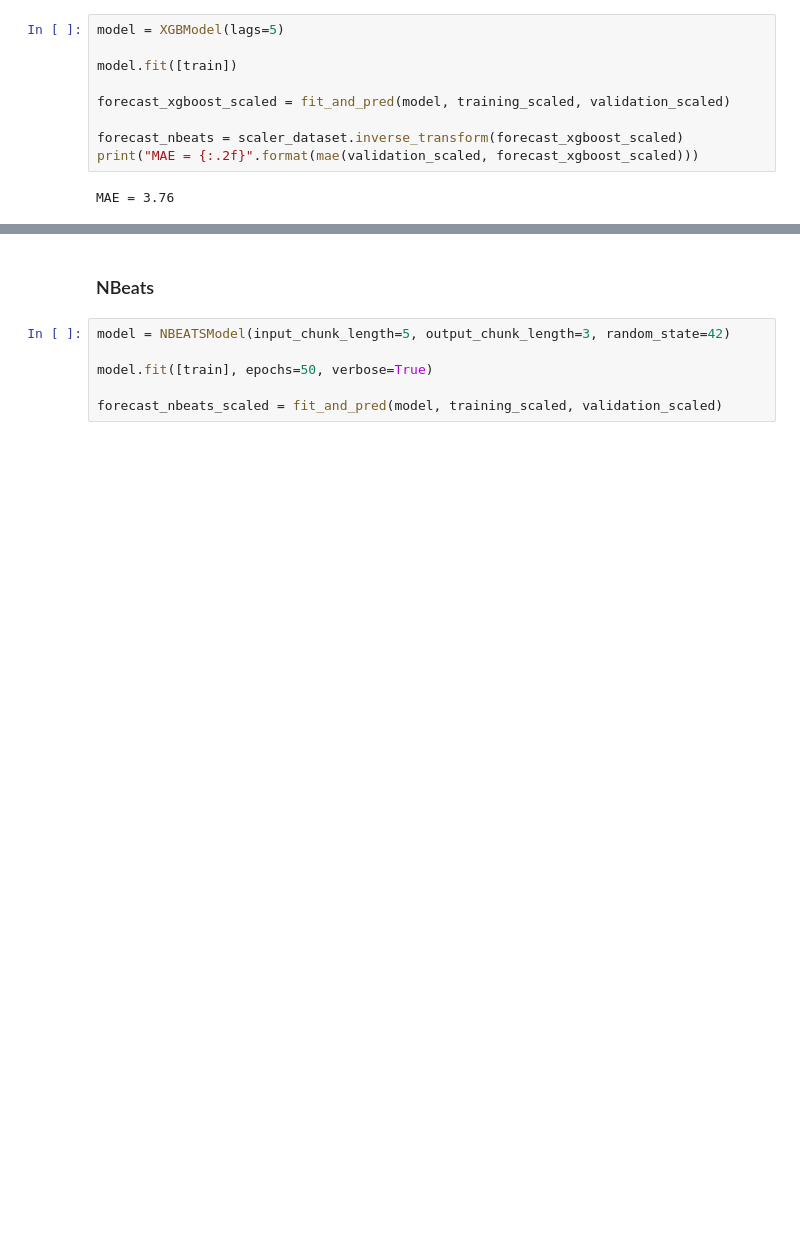
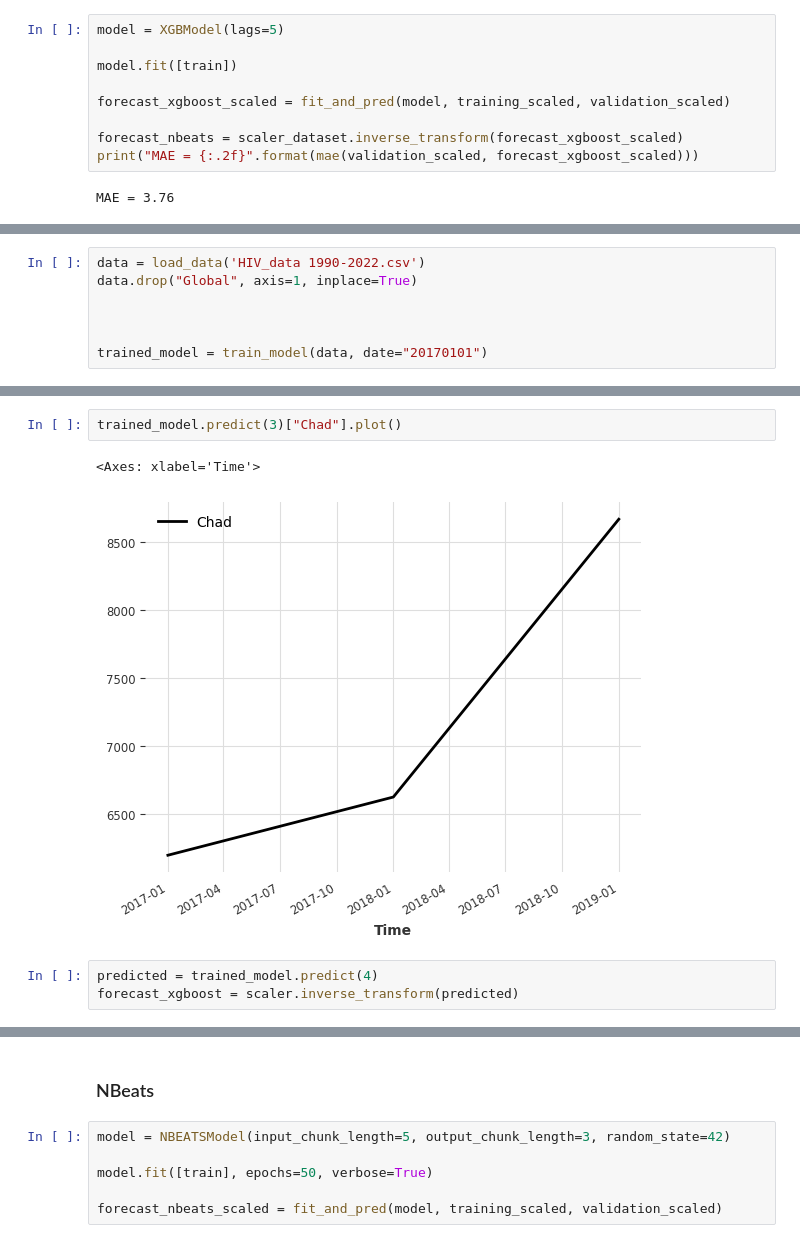
Before and after one commit to KTerhuja-2/HIV_cases, a Jupyter notebook: experiment_darts.ipynb, the cells around one changed output, grey strips where cells are left out. Drawn from its saved outputs; the diff is of its cells as text; blank space fills up the shorter version.

Commit message:
xgboost model

```diff
--- a/experiment_darts.ipynb
+++ b/experiment_darts.ipynb
@@ -96,0 +193,7 @@ df
+# %%
+data = load_data('HIV_data 1990-2022.csv')
+data.drop("Global", axis=1, inplace=True)
+
+
+
+trained_model = train_model(data, date="20170101")
@@ -96,0 +205,8 @@ df
+# %%
+trained_model.predict(3)["Chad"].plot()
+# %% [output]
+<Axes: xlabel='Time'>
+[figure, added]
+# %%
+predicted = trained_model.predict(4)
+forecast_xgboost = scaler.inverse_transform(predicted)
```
Also changed, not shown: parts of 7 cells of this notebook, 1 other file.
